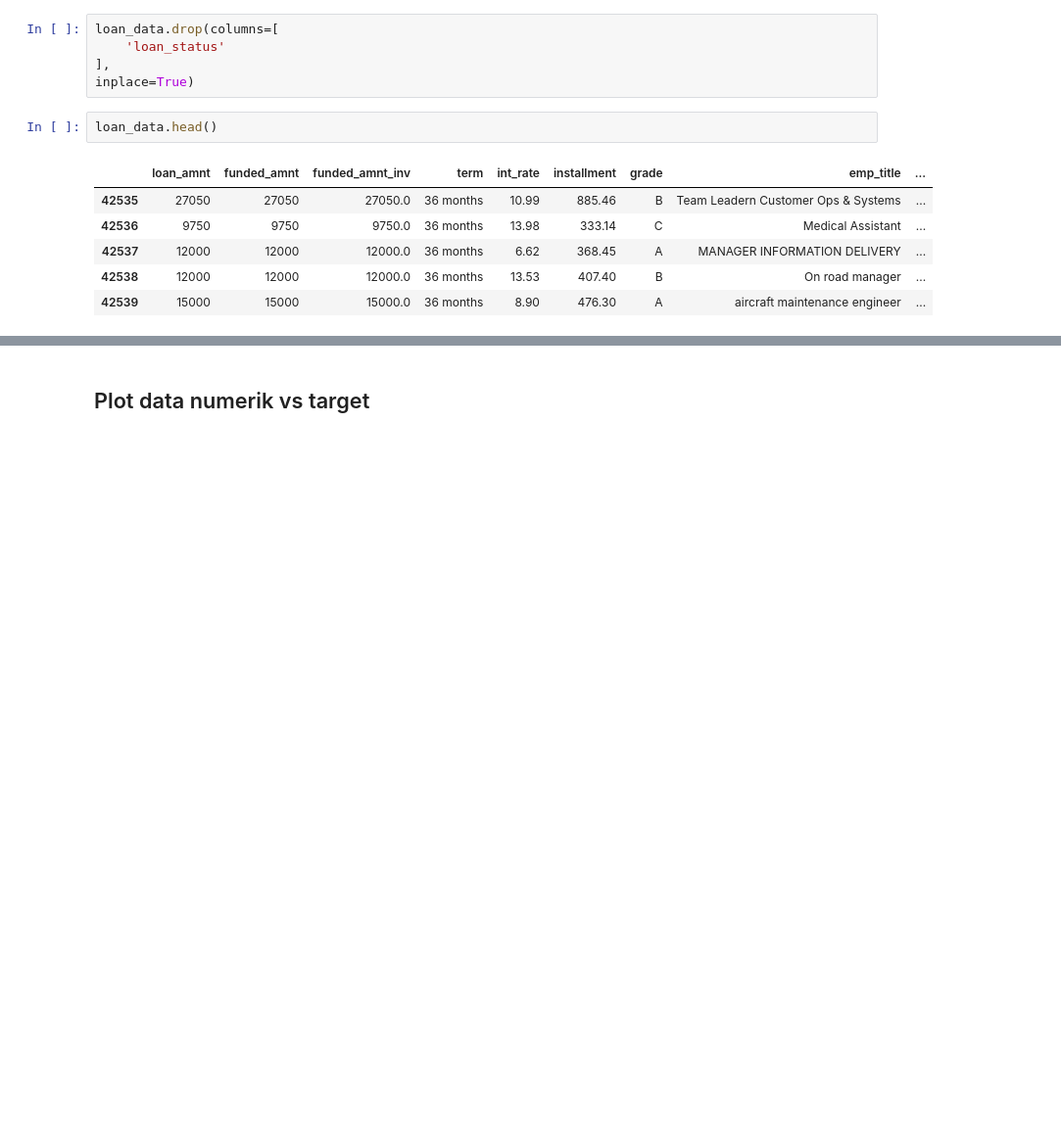
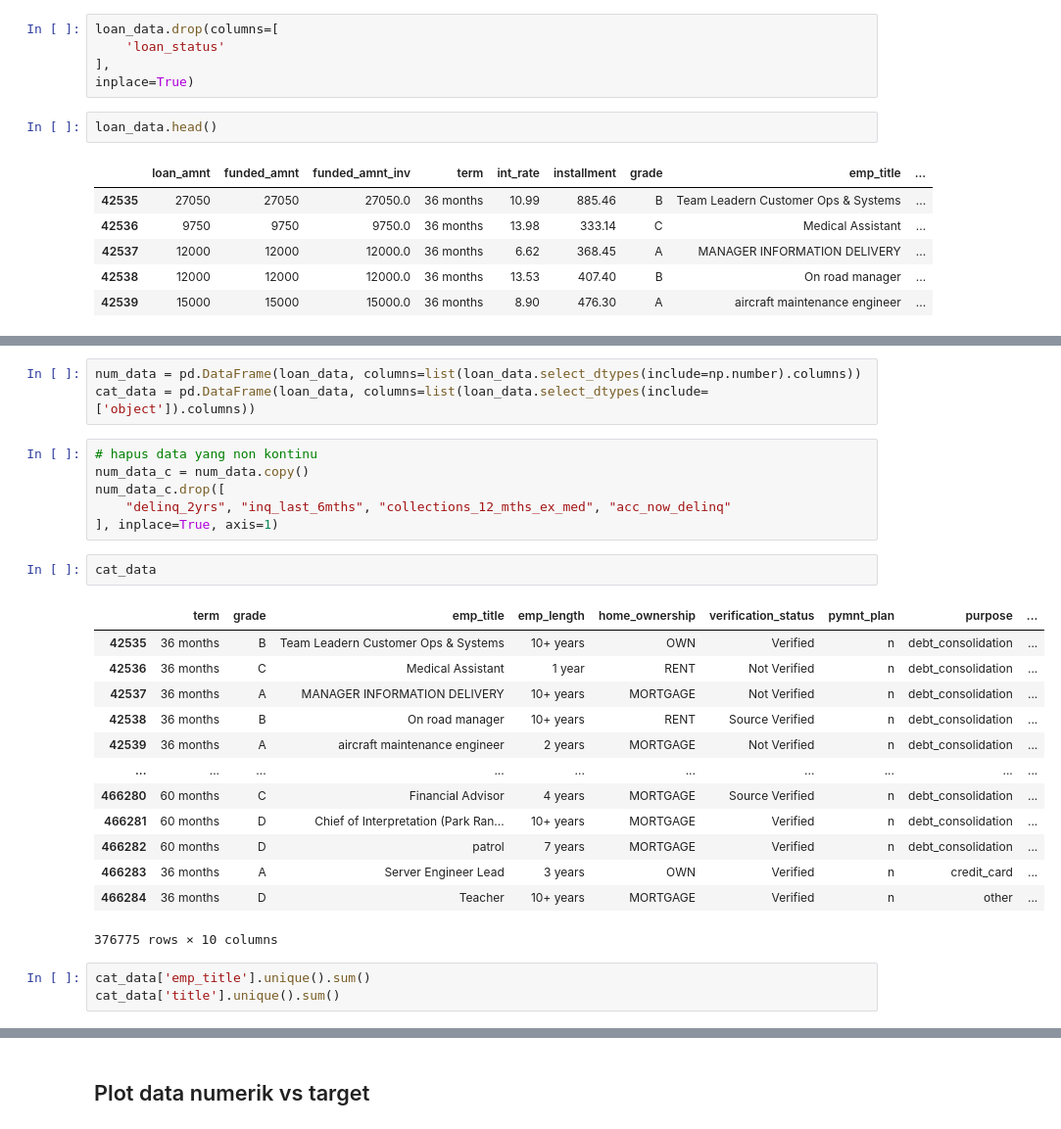
Before and after one commit to RaynoldPanjiZ/rakamin-id-x_partner, a Jupyter notebook: submition_rakamin.ipynb, the cells around one changed output, grey strips where cells are left out. Shown at 98% size. Cells and saved outputs as stored; diff of their text form; blank space fills up the shorter version.

```diff
--- a/submition_rakamin.ipynb
+++ b/submition_rakamin.ipynb
@@ -799,0 +793,28 @@ loan_data.head()
+# %%
+num_data = pd.DataFrame(loan_data, columns=list(loan_data.select_dtypes(include=np.number).columns))
+cat_data = pd.DataFrame(loan_data, columns=list(loan_data.select_dtypes(include=['object']).columns))
+# %%
+# hapus data yang non kontinu
+num_data_c = num_data.copy()
+num_data_c.drop([
+    "delinq_2yrs", "inq_last_6mths", "collections_12_mths_ex_med", "acc_now_delinq"
+], inplace=True, axis=1)
+# %%
+cat_data
+# %% [output]
+|  | term | grade | emp_title | emp_length | home_ownership | verification_status | pymnt_plan | purpose | ... |
+| 42535 | 36 months | B | Team Leadern Customer Ops & Systems | 10+ years | OWN | Verified | n | debt_consolidation | ... |
+| 42536 | 36 months | C | Medical Assistant | 1 year | RENT | Not Verified | n | debt_consolidation | ... |
+| 42537 | 36 months | A | MANAGER INFORMATION DELIVERY | 10+ years | MORTGAGE | Not Verified | n | debt_consolidation | ... |
+| 42538 | 36 months | B | On road manager | 10+ years | RENT | Source Verified | n | debt_consolidation | ... |
+| 42539 | 36 months | A | aircraft maintenance engineer | 2 years | MORTGAGE | Not Verified | n | debt_consolidation | ... |
+| ... | ... | ... | ... | ... | ... | ... | ... | ... | ... |
+| 466280 | 60 months | C | Financial Advisor | 4 years | MORTGAGE | Source Verified | n | debt_consolidation | ... |
+| 466281 | 60 months | D | Chief of Interpretation (Park Ran... | 10+ years | MORTGAGE | Verified | n | debt_consolidation | ... |
+| 466282 | 60 months | D | patrol | 7 years | MORTGAGE | Verified | n | debt_consolidation | ... |
+| 466283 | 36 months | A | Server Engineer Lead | 3 years | OWN | Verified | n | credit_card | ... |
+| 466284 | 36 months | D | Teacher | 10+ years | MORTGAGE | Verified | n | other | ... |
+376775 rows × 10 columns
+# %%
+cat_data['emp_title'].unique().sum()
+cat_data['title'].unique().sum()
```
Also changed, not shown: parts of 20 cells of this notebook.
